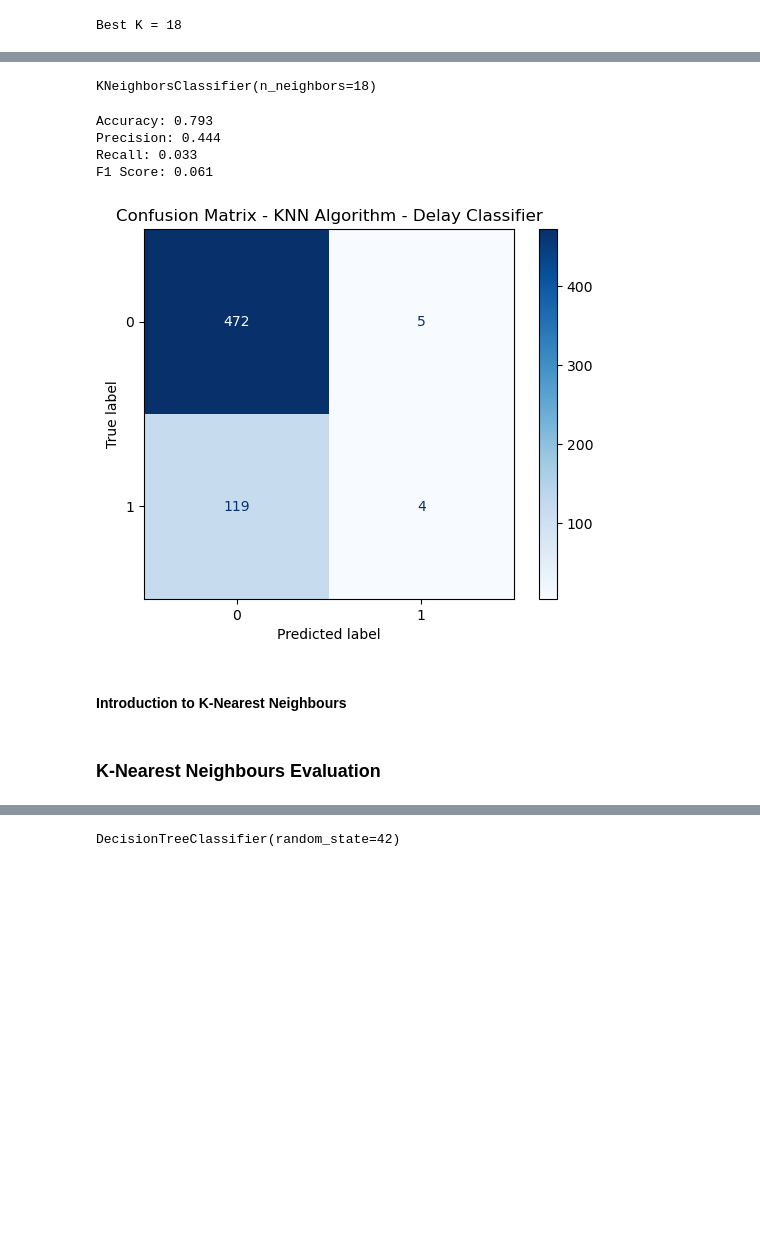
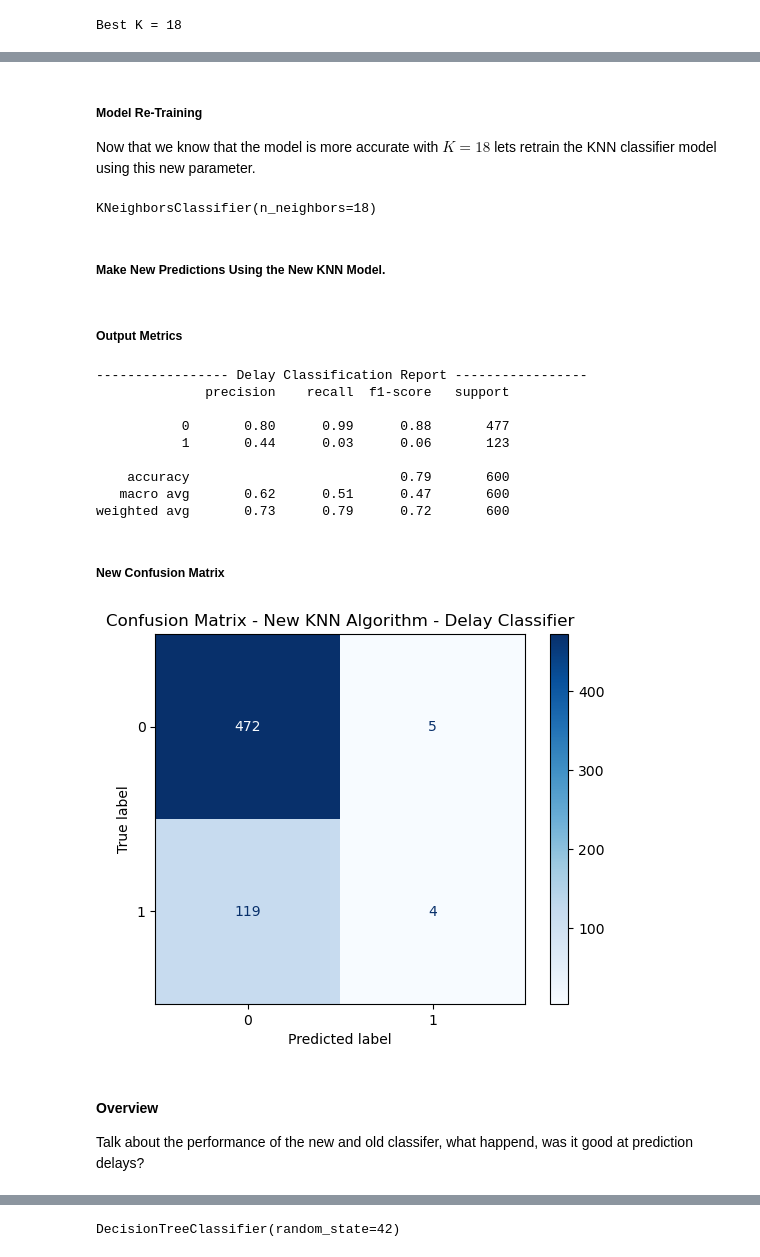
Before and after one commit to frederick2003/Classification-Algorithms-for-Synthetic-Flight-Data, a Jupyter notebook: Analysis.ipynb, the cells around one changed output, grey strips where cells are left out. Saved outputs shown, nothing was run; the diff lists cells and outputs as text; code cells hidden in the pictures; blank space fills up the shorter version.

Commit message:
completion of task 2: implemented 4 classification models + their evaluation metrics

```diff
--- a/Analysis.ipynb
+++ b/Analysis.ipynb
@@ -824 +944,5 @@ Best K = 18
+# %% [markdown]
+##### Model Re-Training
+
+Now that we know that the model is more accurate with $K=18$ lets retrain the KNN classifier model using this new parameter.
 # %%
@@ -826,4 +953,6 @@ knn = KNeighborsClassifier(n_neighbors=optimal_k)
 knn.fit(X_train_scaled, y_train)
 # %% [output]
 KNeighborsClassifier(n_neighbors=18)
+# %% [markdown]
+##### Make New Predictions Using the New KNN Model.
 # %%
@@ -830,31 +960,31 @@ KNeighborsClassifier(n_neighbors=18)
 y_pred = knn.predict(X_test_scaled)
+# %% [markdown]
+##### Output Metrics
 # %%
-accuracy = accuracy_score(y_test, y_pred)
-precision = precision_score(y_test, y_pred)
-recall = recall_score(y_test, y_pred)
-f1 = f1_score(y_test, y_pred)
-#cm = confusion_matrix(y_test, y_pred)
-
-print("Accuracy:", round(accuracy, 3))
-print("Precision:", round(precision, 3))
-print("Recall:", round(recall, 3))
-print("F1 Score:", round(f1, 3))
-#print("Confusion Matrix:\n", cm)
+print("----------------- Delay Classification Report -----------------")
+print(classification_report(y_test, y_pred))
 # %% [output]
-Accuracy: 0.793
-Precision: 0.444
-Recall: 0.033
-F1 Score: 0.061
+----------------- Delay Classification Report -----------------
+              precision    recall  f1-score   support
+
+           0       0.80      0.99      0.88       477
+           1       0.44      0.03      0.06       123
+
+    accuracy                           0.79       600
+   macro avg       0.62      0.51      0.47       600
+weighted avg       0.73      0.79      0.72       600
+# %% [markdown]
+##### New Confusion Matrix
 # %%
 confusion_matrix_display = ConfusionMatrixDisplay(confusion_matrix(y_test, y_pred), display_labels=knn.classes_)
 confusion_matrix_display.plot(cmap="Blues")
-plt.title("Confusion Matrix - KNN Algorithm - Delay Classifier")
+plt.title("Confusion Matrix - New KNN Algorithm - Delay Classifier")
 plt.show()
 # %% [output]
-[figure, old version]
+[figure, new version]
-# %% [markdown]
-#### Introduction to K-Nearest Neighbours
-# %% [markdown]
-### K-Nearest Neighbours Evaluation
+# %% [markdown]
+#### Overview
+
+Talk about the performance of the new and old classifer, what happend, was it good at prediction delays?
 # %% [markdown]
 ### Classification Algorithm 3: Decision Trees Classification
```
Also changed, not shown: parts of 75 cells of this notebook.
